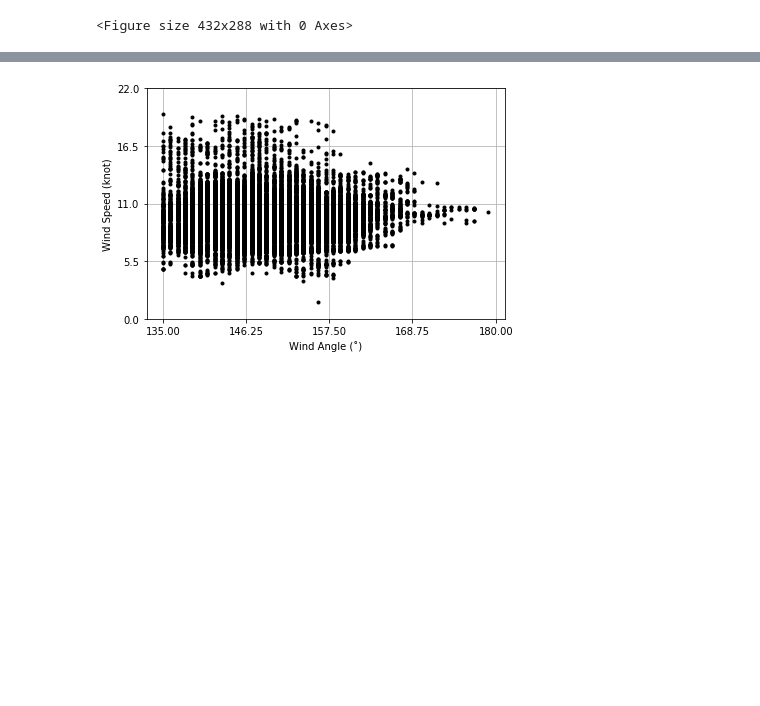
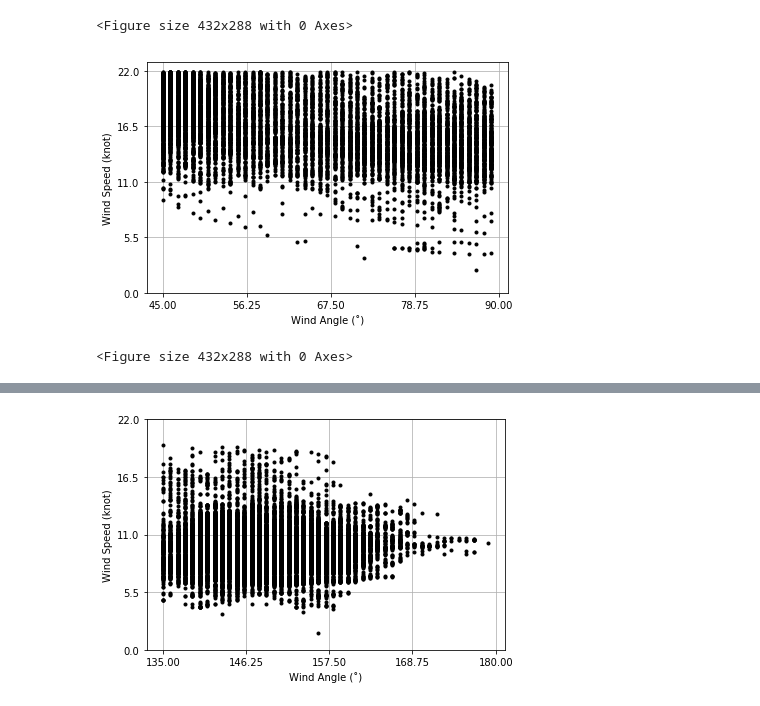
Before and after one commit to mickeycj/france-internship-project, a Jupyter notebook: plot_bins.ipynb, the cells around one changed output, grey strips where cells are left out. Cells and saved outputs as stored; diff of their text form; code cells hidden in the pictures; blank space fills up the shorter version.

```diff
--- a/plot_bins.ipynb
+++ b/plot_bins.ipynb
@@ -232,3 +256,15 @@ plot_corr(binned_df)
 # %% [output]
 [figure]
 <Figure size 432x288 with 0 Axes>
+# %%
+# Select another example bin (Wind Angle: 45-90˚, Wind Speed: 0-22 Knots).
+bin_name = 'bin_x45to90_y0to22'
+binned_df = bins[bin_name]
+x_start, x_finish, y_start, y_finish = [int(s) for s in re.findall(r'\d+', bin_name)]
+dx, dy = (x_finish-x_start)/4.0, (y_finish-y_start)/4.0
+
+# Plot the bin.
+plot_wind_angle_speed(binned_df, x_start, y_start, x_finish+dx, y_finish+dy, dx, dy, 3)
+# %% [output]
+[figure, added]
+<Figure size 432x288 with 0 Axes>
```
Also changed, not shown: parts of 9 cells of this notebook.
